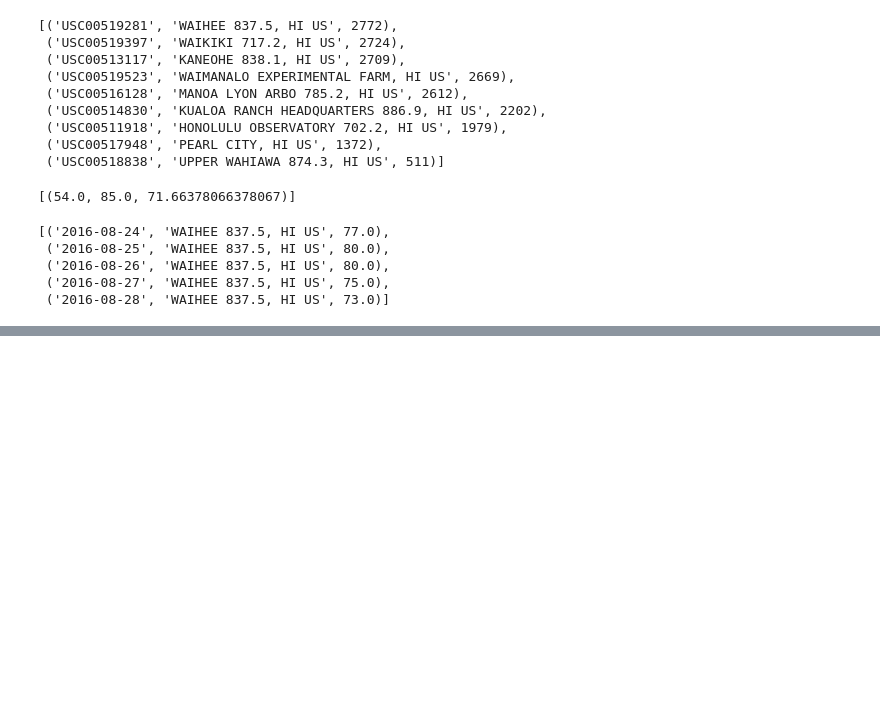
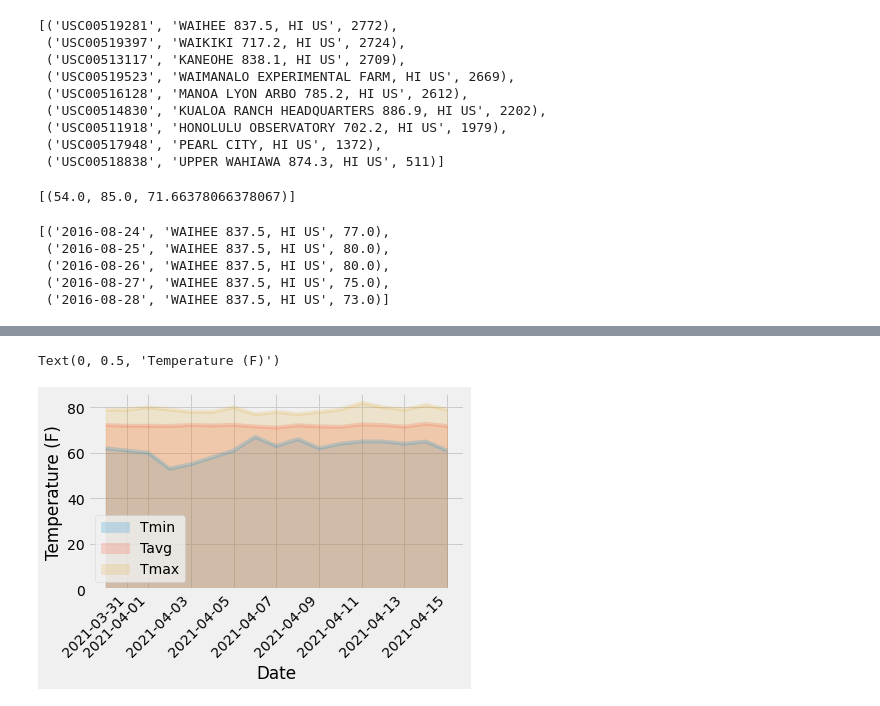
Before and after one commit to Emm9-Hmm/sqlalchemy-challenge-1, a Jupyter notebook: Climate-Analysis.ipynb, the cells around one changed output, grey strips where cells are left out. Cells and saved outputs as stored; diff of their text form; code cells hidden in the pictures; blank space fills up the shorter version.

```diff
--- a/Climate-Analysis.ipynb
+++ b/Climate-Analysis.ipynb
@@ -218,17 +256,8 @@ print(calc_temps('2012-02-28', '2012-03-05'))
 # (i.e. the averages for tmin, tmax, and tavg for all historic data matching a specific month and day)
 
 def daily_normals(date):
-    """Daily Normals.
-
-    Args:
-        date (str): A date string in the format '%m-%d'
-
-    Returns:
-        A list of tuples containing the daily normals, tmin, tavg, and tmax
-
-    """
 
     sel = [func.min(Measurement.tobs), func.avg(Measurement.tobs), func.max(Measurement.tobs)]
     return session.query(*sel).filter(func.strftime("%m-%d", Measurement.date) == date).all()
 
-daily_normals("01-01")
+daily_normals("04-02")
@@ -237,9 +268,18 @@ daily_normals("01-01")
 # push each tuple of calculations into a list called `normals`
 
 # Set the start and end date of the trip
+trip_start_date = '2021-03-30'
+trip_end_date = '2021-04-15'
 
 # Use the start and end date to create a range of dates
+trip_dates = pd.date_range(trip_start_date, trip_end_date, freq='D')
 
 # Stip off the year and save a list of %m-%d strings
+trip_month_day = trip_dates.strftime('%m-%d')
 
 # Loop through the list of %m-%d strings and calculate the normals for each date
+dailynormals = []
+for date in trip_month_day:
+    dailynormals.append(*daily_normals(date))
+
+dailynormals
@@ -246,2 +304,6 @@ daily_normals("01-01")
 # %%
 # Load the previous query results into a Pandas DataFrame and add the `trip_dates` range as the `date` index
+normals_df = pd.DataFrame(dailynormals, columns=["Tmin", "Tavg", "Tmax"])
+normals_df['Date'] = trip_dates
+normals_df.set_index('Date', inplace=True)
+normals_df.head()
@@ -248,2 +318,8 @@ daily_normals("01-01")
 # %%
 # Plot the daily normals as an area plot with `stacked=False`
+normals_df.plot(kind='area', stacked=False, x_compat =True,  rot=45, alpha=0.2)
+#plt.tight_layout()
+plt.ylabel('Temperature (F)')
+# %% [output]
+Text(0, 0.5, 'Temperature (F)')
+[figure, added]
```
Also changed, not shown: parts of 12 cells of this notebook, 7 other files.
